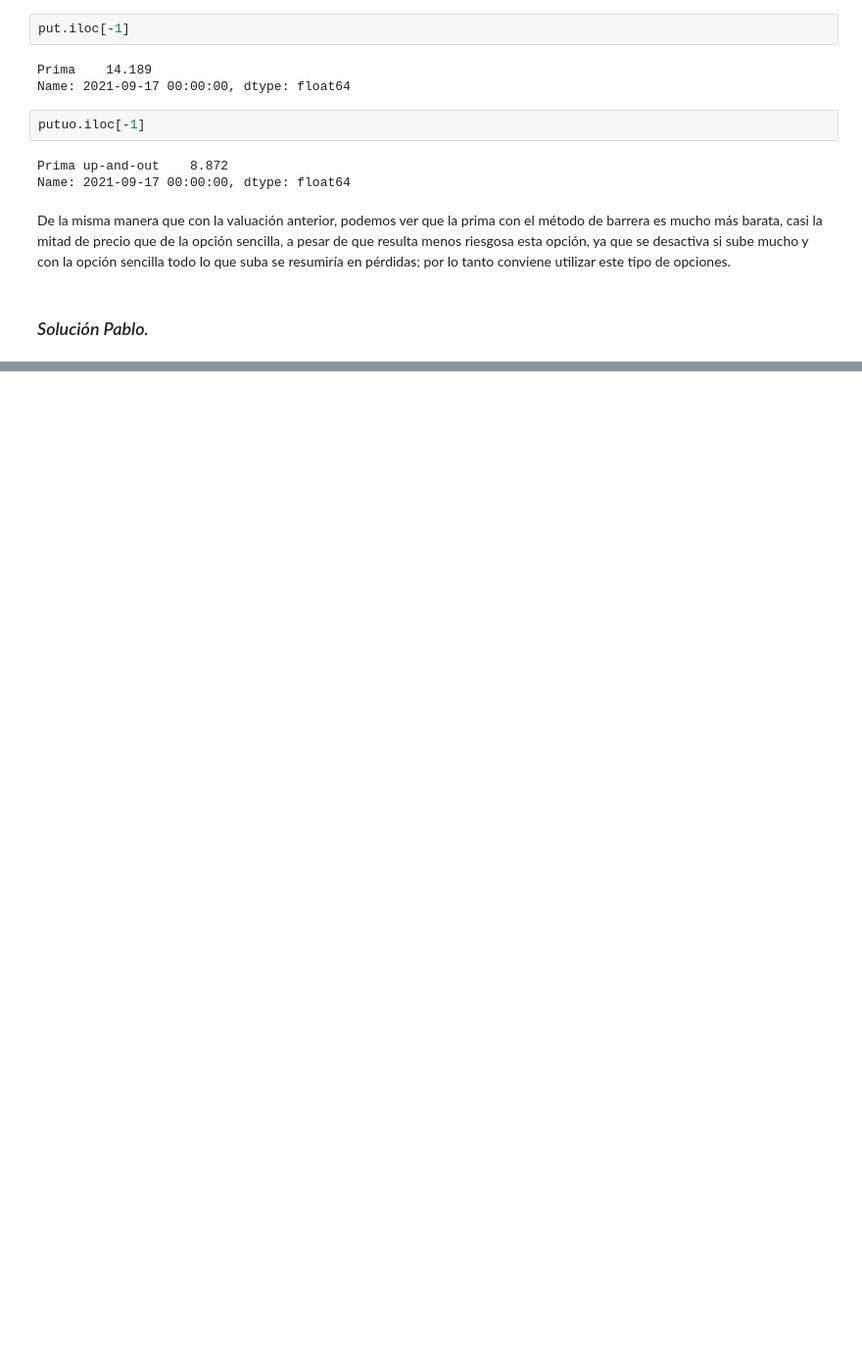
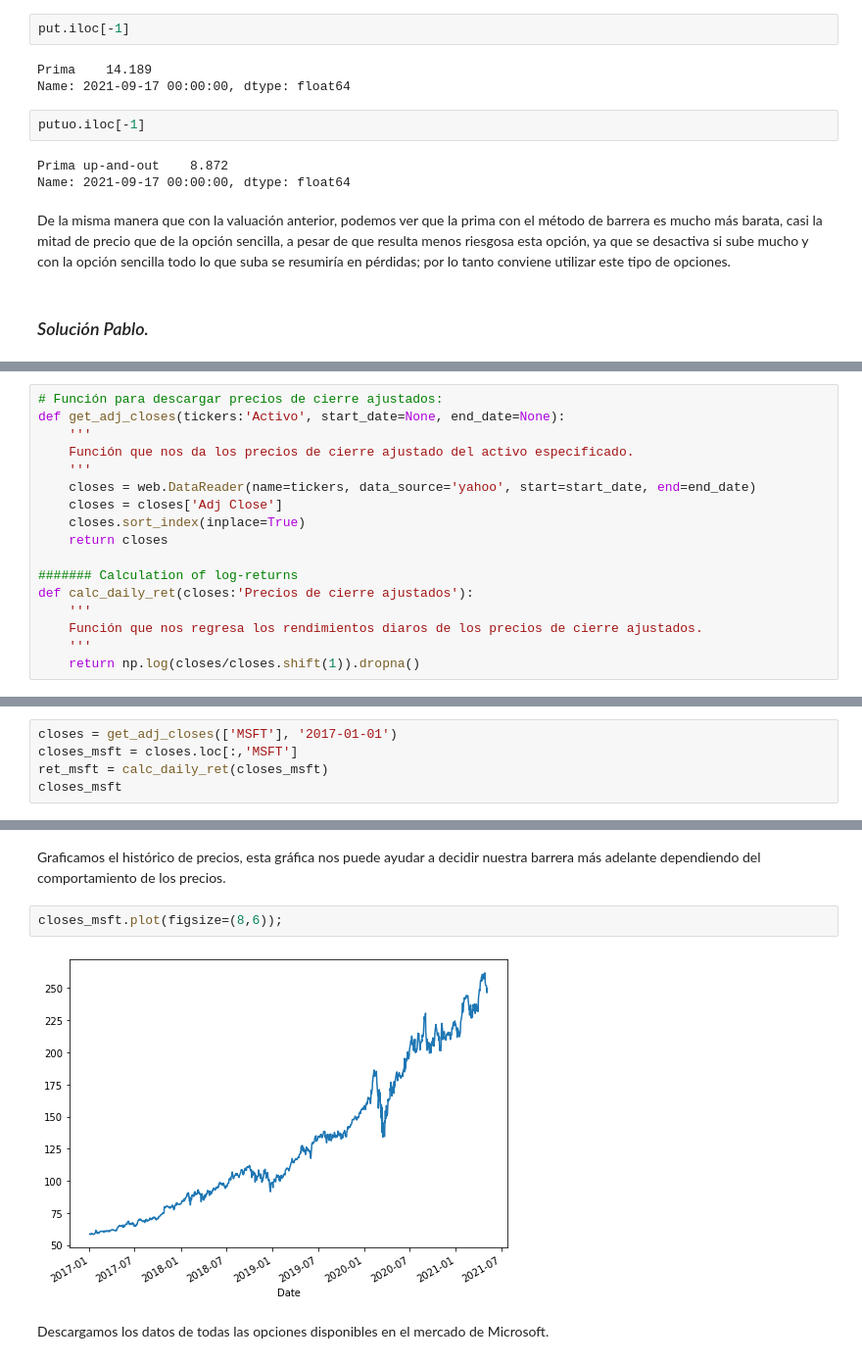
Before and after one commit to pabloriverasnz/ProyectoConjunto_RMartinez_PRivera, a Jupyter notebook: Tarea11_RP.ipynb, the cells around one changed output, grey strips where cells are left out. Shown: that part at 98% size. Cells and saved outputs as stored; diff of their text form; blank space fills up the shorter version.

```diff
--- a/Tarea11_RP.ipynb
+++ b/Tarea11_RP.ipynb
@@ -621,0 +643,17 @@ De la misma manera que con la valuación anterior, podemos ver que la prima con
+# %%
+# Función para descargar precios de cierre ajustados:
+def get_adj_closes(tickers:'Activo', start_date=None, end_date=None):
+    '''
+    Función que nos da los precios de cierre ajustado del activo especificado.
+    '''
+    closes = web.DataReader(name=tickers, data_source='yahoo', start=start_date, end=end_date)
+    closes = closes['Adj Close']
+    closes.sort_index(inplace=True)
+    return closes
+
+####### Calculation of log-returns
+def calc_daily_ret(closes:'Precios de cierre ajustados'):
+    '''
+    Función que nos regresa los rendimientos diaros de los precios de cierre ajustados.
+    '''
+    return np.log(closes/closes.shift(1)).dropna()
@@ -621,0 +662,5 @@ De la misma manera que con la valuación anterior, podemos ver que la prima con
+# %%
+closes = get_adj_closes(['MSFT'], '2017-01-01')
+closes_msft = closes.loc[:,'MSFT']
+ret_msft = calc_daily_ret(closes_msft)
+closes_msft
@@ -621,0 +681,8 @@ De la misma manera que con la valuación anterior, podemos ver que la prima con
+# %% [markdown]
+Graficamos el histórico de precios, esta gráfica nos puede ayudar a decidir nuestra barrera más adelante dependiendo del comportamiento de los precios.
+# %%
+closes_msft.plot(figsize=(8,6));
+# %% [output]
+[figure, added]
+# %% [markdown]
+Descargamos los datos de todas las opciones disponibles en el mercado de Microsoft.
```
Also changed, not shown: parts of 60 cells of this notebook, 1 other file.
